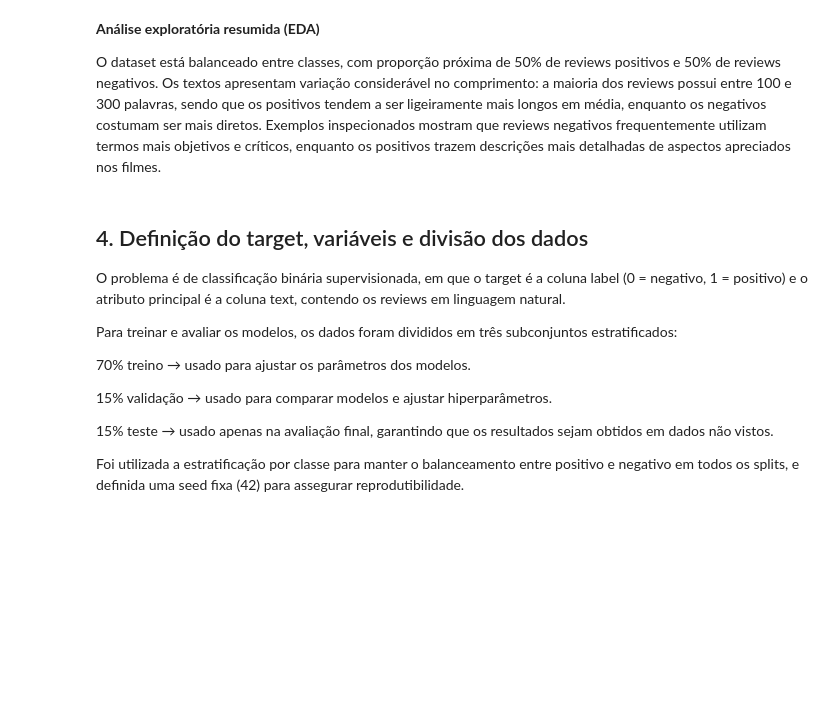
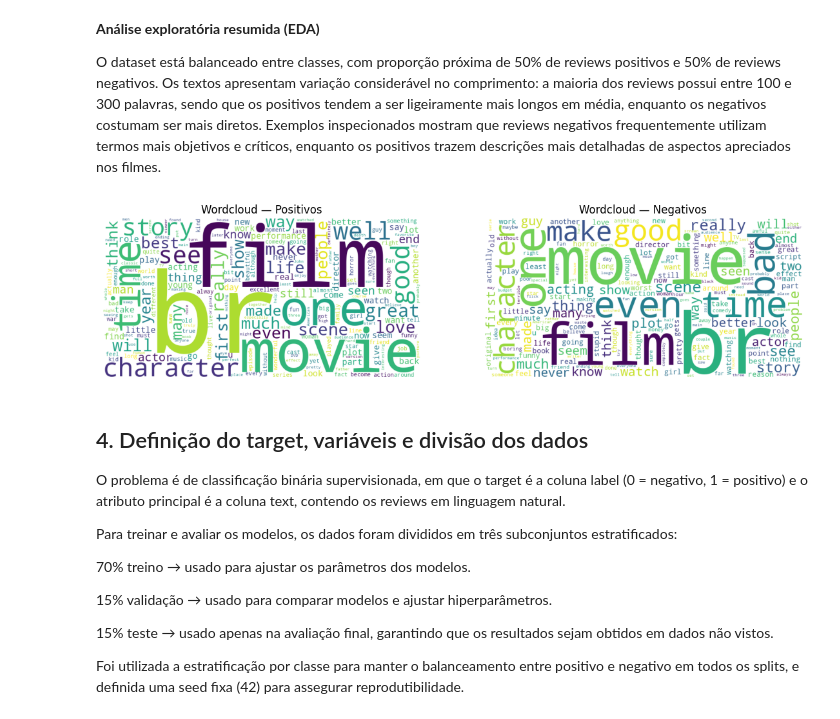
Before and after one commit to natimartins-x/machine-learning, a Jupyter notebook: MVP_IMDB_Sentiment.ipynb, the cells around one changed output. Cells and saved outputs as stored; diff of their text form; code cells hidden in the pictures; blank space fills up the shorter version.

```diff
--- a/MVP_IMDB_Sentiment.ipynb
+++ b/MVP_IMDB_Sentiment.ipynb
@@ -580,6 +582,31 @@ Exemplos POSITIVOS:
 O dataset está balanceado entre classes, com proporção próxima de 50% de reviews positivos e 50% de reviews negativos.
 Os textos apresentam variação considerável no comprimento: a maioria dos reviews possui entre 100 e 300 palavras, sendo que os positivos tendem a ser ligeiramente mais longos em média, enquanto os negativos costumam ser mais diretos.
 Exemplos inspecionados mostram que reviews negativos frequentemente utilizam termos mais objetivos e críticos, enquanto os positivos trazem descrições mais detalhadas de aspectos apreciados nos filmes.
+# %%
+# 3.2 — Wordcloud por classe (amostras para leveza)
+try:
+    from wordcloud import WordCloud, STOPWORDS
+except ImportError:
+    !pip install -q wordcloud
+    from wordcloud import WordCloud, STOPWORDS
+
+import matplotlib.pyplot as plt
+
+# Amostras controladas para não pesar (ajuste N se quiser)
+N = 2000
+text_pos = " ".join(df_clean.loc[df_clean.label==1, "text"].sample(min(N, (df_clean.label==1).sum()), random_state=SEED))
+text_neg = " ".join(df_clean.loc[df_clean.label==0, "text"].sample(min(N, (df_clean.label==0).sum()), random_state=SEED))
+
+stop = set(STOPWORDS)  # já remove artigos comuns
+wc_pos = WordCloud(width=800, height=400, background_color="white", stopwords=stop, collocations=False).generate(text_pos)
+wc_neg = WordCloud(width=800, height=400, background_color="white", stopwords=stop, collocations=False).generate(text_neg)
+
+plt.figure(figsize=(14,6))
+plt.subplot(1,2,1); plt.imshow(wc_pos); plt.axis("off"); plt.title("Wordcloud — Positivos")
+plt.subplot(1,2,2); plt.imshow(wc_neg); plt.axis("off"); plt.title("Wordcloud — Negativos")
+plt.show()
+# %% [output]
+[figure, added]
 # %% [markdown]
 
 ## 4. Definição do target, variáveis e divisão dos dados
```
Also changed, not shown: parts of 5 cells of this notebook.
